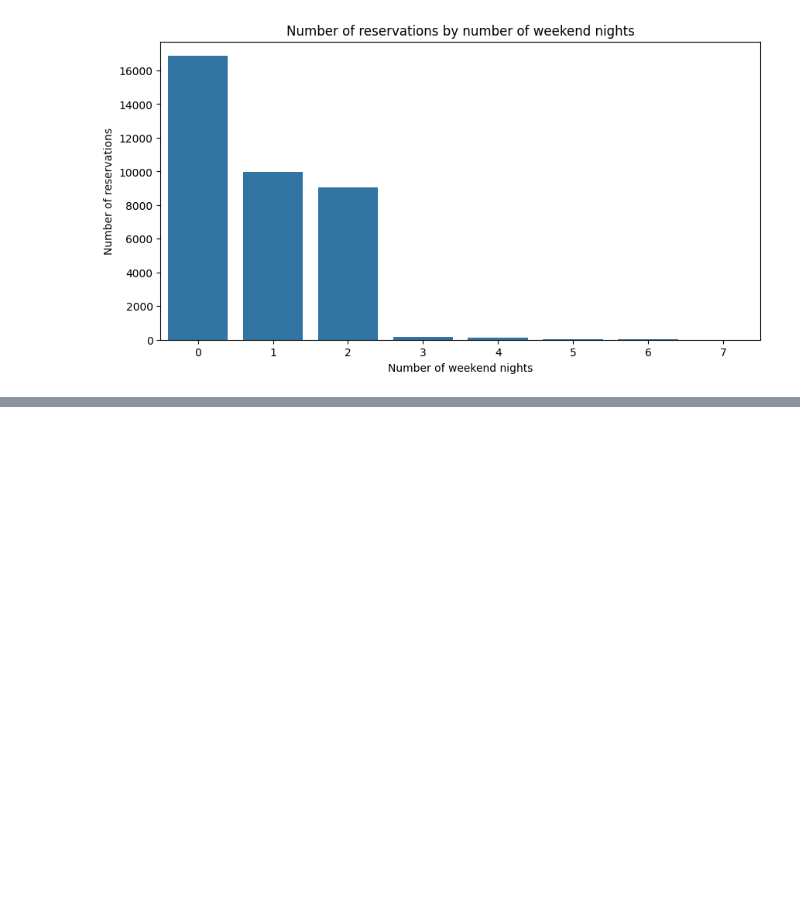
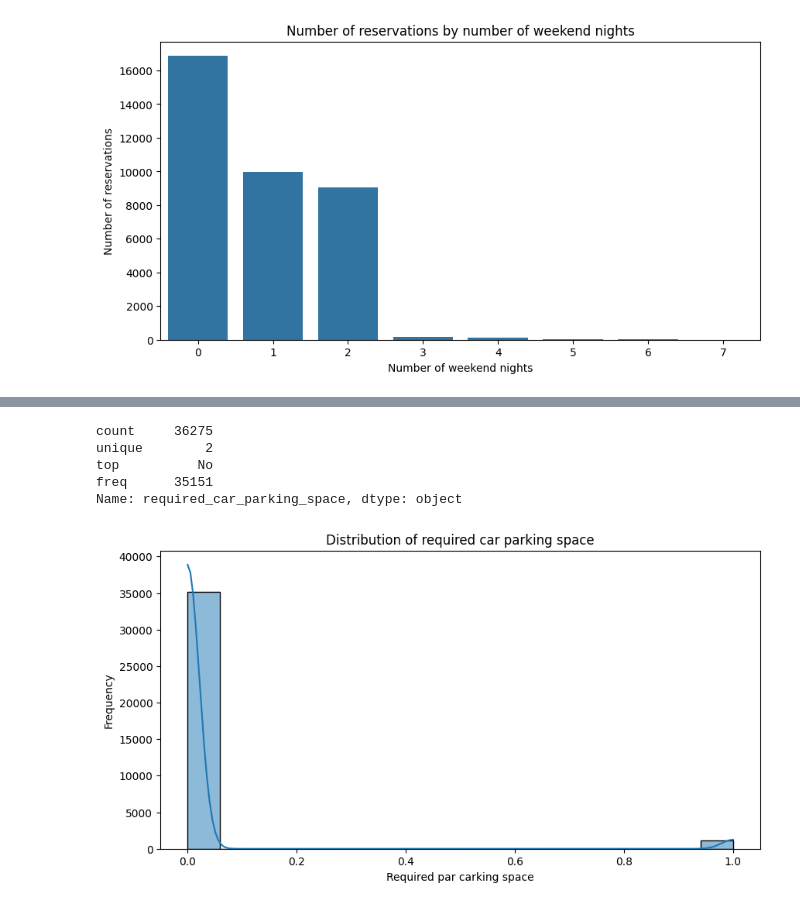
Before and after one commit to Drashko73/hotel-reservations-analysis, a Jupyter notebook: notebooks/02_numerical_features.ipynb, the cells around one changed output, grey strips where cells are left out. Drawn from its saved outputs; the diff is of its cells as text; code cells hidden in the pictures; blank space fills up the shorter version.

```diff
--- a/notebooks/02_numerical_features.ipynb
+++ b/notebooks/02_numerical_features.ipynb
@@ -187,0 +221,18 @@ test
+# %%
+data['required_car_parking_space'].describe()
+# %% [output]
+count     36275
+unique        2
+top          No
+freq      35151
+Name: required_car_parking_space, dtype: object
+# %%
+# Showing histogram for required_car_parking_space
+plt.figure(figsize=(10, 5))
+sns.histplot(data['required_car_parking_space'], kde=True)
+plt.title('Distribution of required car parking space')
+plt.xlabel('Required par carking space')
+plt.ylabel('Frequency')
+plt.show()
+# %% [output]
+[figure, added]
```
Also changed, not shown: parts of 36 cells of this notebook.
